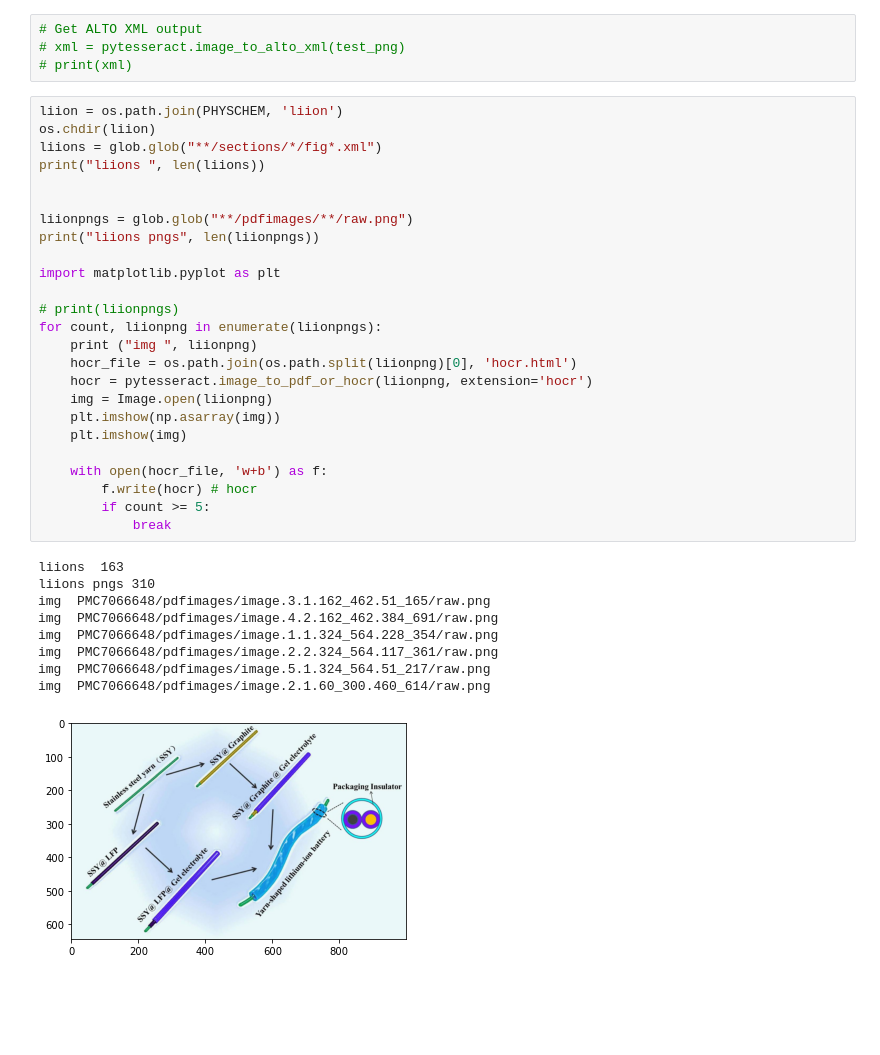
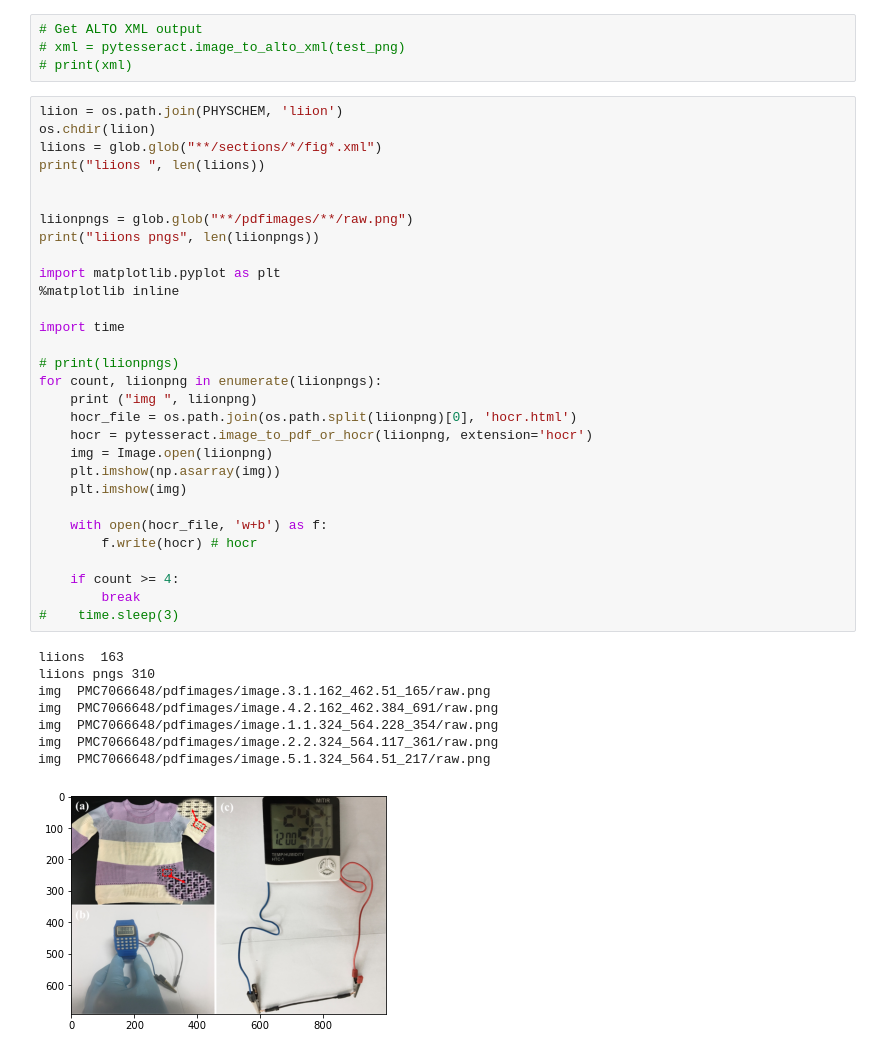
Before and after one commit to petermr/jupyterdev, a Jupyter notebook: physchem/captions.ipynb, the cells around one changed output. Cells and saved outputs as stored; diff of their text form; blank space fills up the shorter version.

Commit message:
started adding image analysis to captions notebook

```diff
--- a/physchem/captions.ipynb
+++ b/physchem/captions.ipynb
@@ -108,34 +187,38 @@ print("hocr ", len(hocr))
 liion = os.path.join(PHYSCHEM, 'liion')
 os.chdir(liion)
 liions = glob.glob("**/sections/*/fig*.xml")
 print("liions ", len(liions))
 
 
 liionpngs = glob.glob("**/pdfimages/**/raw.png")
 print("liions pngs", len(liionpngs))
 
 import matplotlib.pyplot as plt
+%matplotlib inline
+
+import time
 
 # print(liionpngs)
 for count, liionpng in enumerate(liionpngs):
     print ("img ", liionpng)
     hocr_file = os.path.join(os.path.split(liionpng)[0], 'hocr.html')
     hocr = pytesseract.image_to_pdf_or_hocr(liionpng, extension='hocr')
     img = Image.open(liionpng)
     plt.imshow(np.asarray(img))
     plt.imshow(img)
 
     with open(hocr_file, 'w+b') as f:
         f.write(hocr) # hocr
-        if count >= 5:
-            break
+
+    if count >= 4:
+        break
+#    time.sleep(3)
 # %% [output]
 liions  163
 liions pngs 310
 img  PMC7066648/pdfimages/image.3.1.162_462.51_165/raw.png
 img  PMC7066648/pdfimages/image.4.2.162_462.384_691/raw.png
 img  PMC7066648/pdfimages/image.1.1.324_564.228_354/raw.png
 img  PMC7066648/pdfimages/image.2.2.324_564.117_361/raw.png
 img  PMC7066648/pdfimages/image.5.1.324_564.51_217/raw.png
-img  PMC7066648/pdfimages/image.2.1.60_300.460_614/raw.png
-[figure, old version]
+[figure, new version]
```
Also changed, not shown: parts of 9 cells of this notebook, 1 other file.
